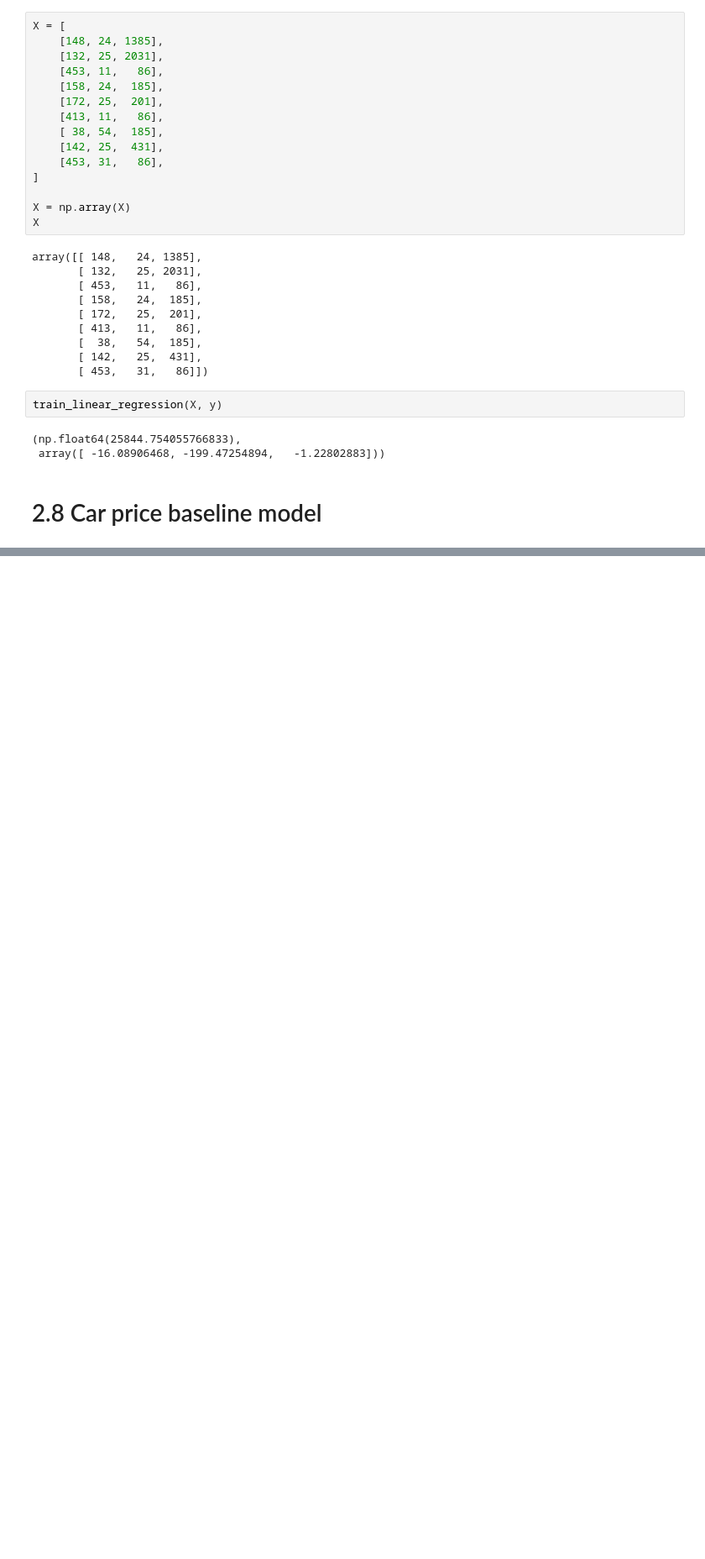
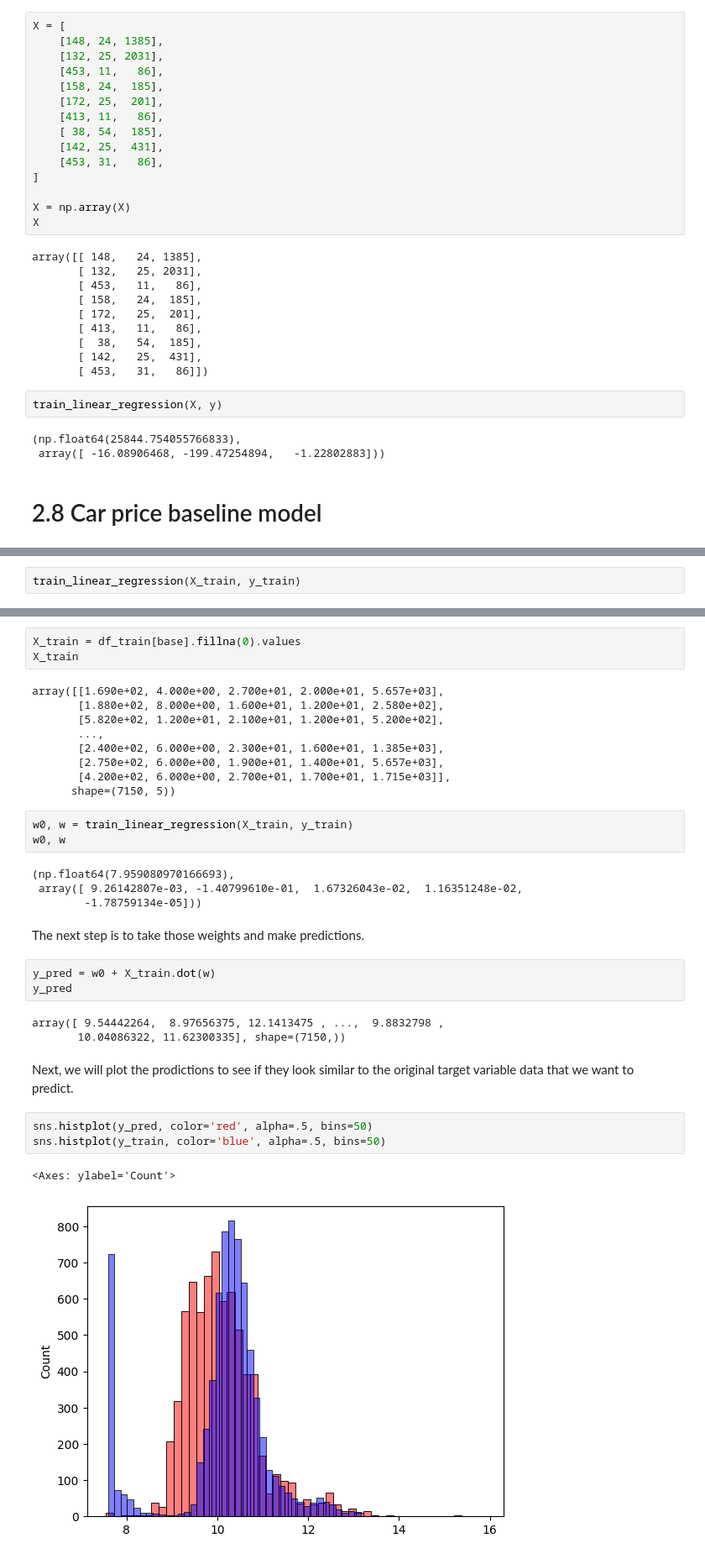
Before and after one commit to jbjezanc/machine-learning, a Jupyter notebook: 02-predicting-car-prices/02-price-prediction.ipynb, the cells around one changed output, grey strips where cells are left out. Shown at 84% size. Cells and saved outputs as stored; diff of their text form; blank space fills up the shorter version.

Commit message:
Creating car price baseline model and making predictions

```diff
--- a/02-predicting-car-prices/02-price-prediction.ipynb
+++ b/02-predicting-car-prices/02-price-prediction.ipynb
@@ -923,0 +1007,2 @@ train_linear_regression(X, y)
+# %%
+train_linear_regression(X_train, y_train)
@@ -923,0 +1044,35 @@ train_linear_regression(X, y)
+# %%
+X_train = df_train[base].fillna(0).values
+X_train
+# %% [output]
+array([[1.690e+02, 4.000e+00, 2.700e+01, 2.000e+01, 5.657e+03],
+       [1.880e+02, 8.000e+00, 1.600e+01, 1.200e+01, 2.580e+02],
+       [5.820e+02, 1.200e+01, 2.100e+01, 1.200e+01, 5.200e+02],
+       ...,
+       [2.400e+02, 6.000e+00, 2.300e+01, 1.600e+01, 1.385e+03],
+       [2.750e+02, 6.000e+00, 1.900e+01, 1.400e+01, 5.657e+03],
+       [4.200e+02, 6.000e+00, 2.700e+01, 1.700e+01, 1.715e+03]],
+      shape=(7150, 5))
+# %%
+w0, w = train_linear_regression(X_train, y_train)
+w0, w
+# %% [output]
+(np.float64(7.959080970166693),
+ array([ 9.26142807e-03, -1.40799610e-01,  1.67326043e-02,  1.16351248e-02,
+        -1.78759134e-05]))
+# %% [markdown]
+The next step is to take those weights and make predictions.
+# %%
+y_pred = w0 + X_train.dot(w)
+y_pred
+# %% [output]
+array([ 9.54442264,  8.97656375, 12.1413475 , ...,  9.8832798 ,
+       10.04086322, 11.62300335], shape=(7150,))
+# %% [markdown]
+Next, we will plot the prodictions to see if they look similar to the original target variable data that we want to predict.
+# %%
+sns.histplot(y_pred, color='red', alpha=.5, bins=50)
+sns.histplot(y_train, color='blue', alpha=.5, bins=50)
+# %% [output]
+<Axes: ylabel='Count'>
+[figure, added]
```
Also changed, not shown: parts of 16 cells of this notebook.
